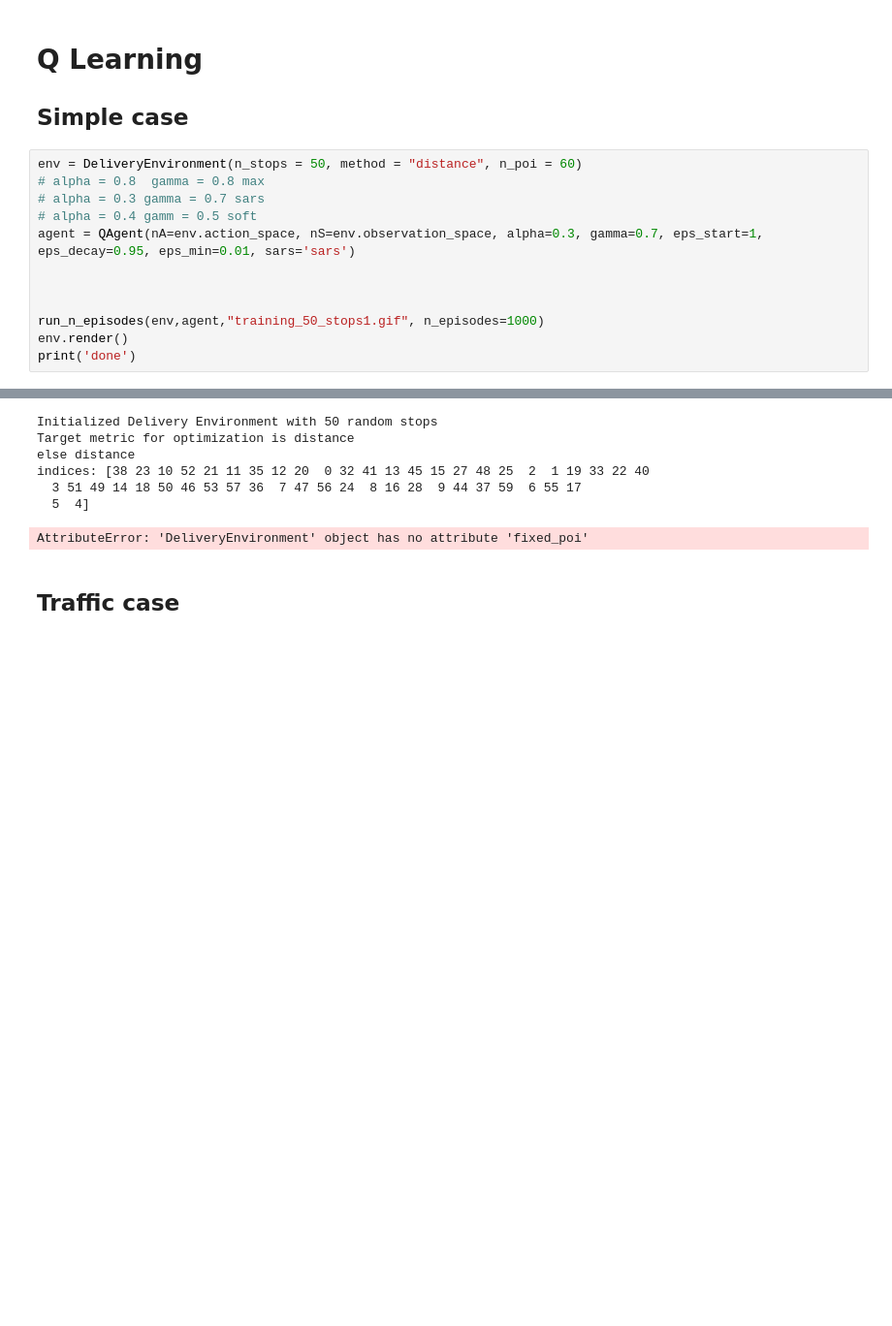
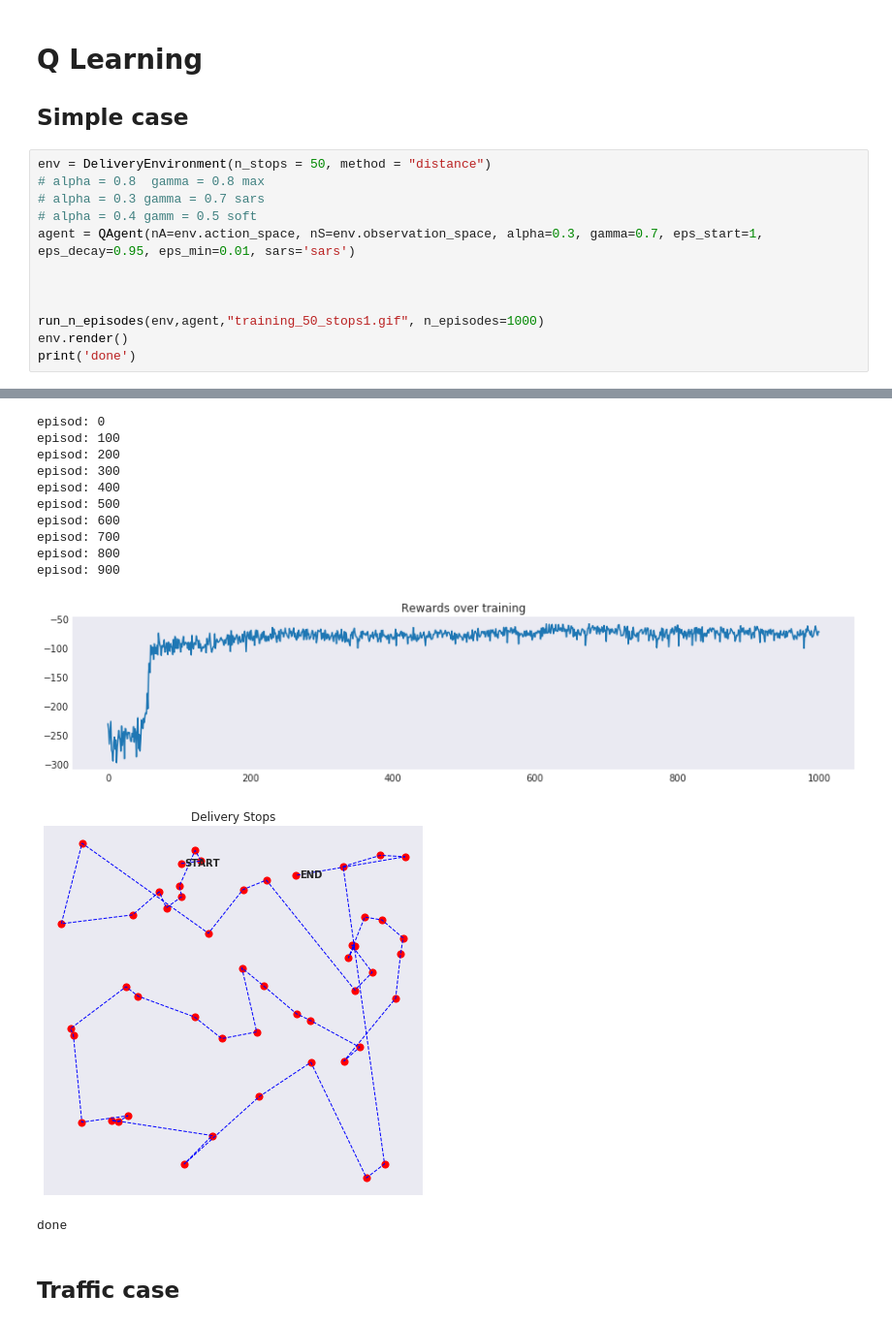
Before and after one commit to p-neq-np/reinforcement-learning, a Jupyter notebook: Delivery_Optimization/Optimizing delivery with Reinforcement Learning.ipynb, the cells around one changed output, grey strips where cells are left out. Shown: that part at 97% size. Cells and saved outputs as stored; diff of their text form; blank space fills up the shorter version.

```diff
--- a/Delivery_Optimization/Optimizing delivery with Reinforcement Learning.ipynb
+++ b/Delivery_Optimization/Optimizing delivery with Reinforcement Learning.ipynb
@@ -40,7 +34,7 @@ else distance
 # Q Learning
 ## Simple case
 # %%
-env = DeliveryEnvironment(n_stops = 50, method = "distance", n_poi = 60)
+env = DeliveryEnvironment(n_stops = 50, method = "distance")
 # alpha = 0.8  gamma = 0.8 max
 # alpha = 0.3 gamma = 0.7 sars
 # alpha = 0.4 gamm = 0.5 soft
@@ -55,10 +50,16 @@ print('done')
-Initialized Delivery Environment with 50 random stops
-Target metric for optimization is distance
-else distance
-indices: [38 23 10 52 21 11 35 12 20  0 32 41 13 45 15 27 48 25  2  1 19 33 22 40
-  3 51 49 14 18 50 46 53 57 36  7 47 56 24  8 16 28  9 44 37 59  6 55 17
-  5  4]
+episod: 0
+episod: 100
+episod: 200
+episod: 300
+episod: 400
+episod: 500
+episod: 600
+episod: 700
+episod: 800
+episod: 900
+[figure, added]
+[figure, added]
-AttributeError: 'DeliveryEnvironment' object has no attribute 'fixed_poi'
+done
 # %% [markdown]
 ## Traffic case
 # %%
```
Also changed, not shown: parts of 3 cells of this notebook, 4 other files.
